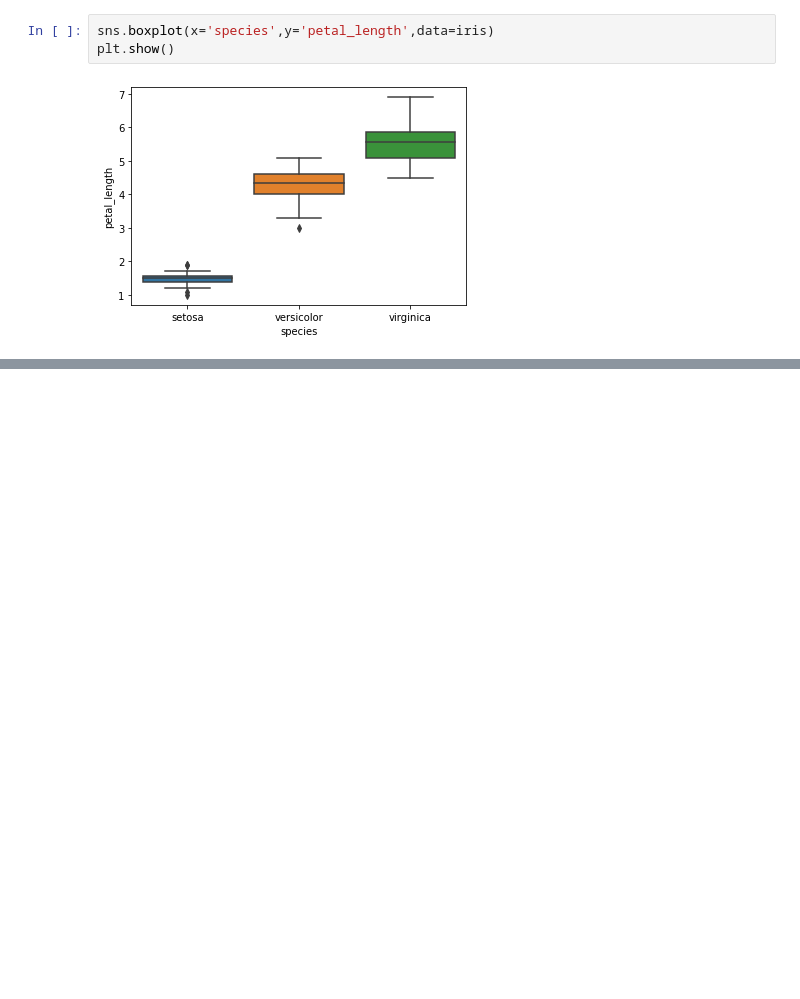
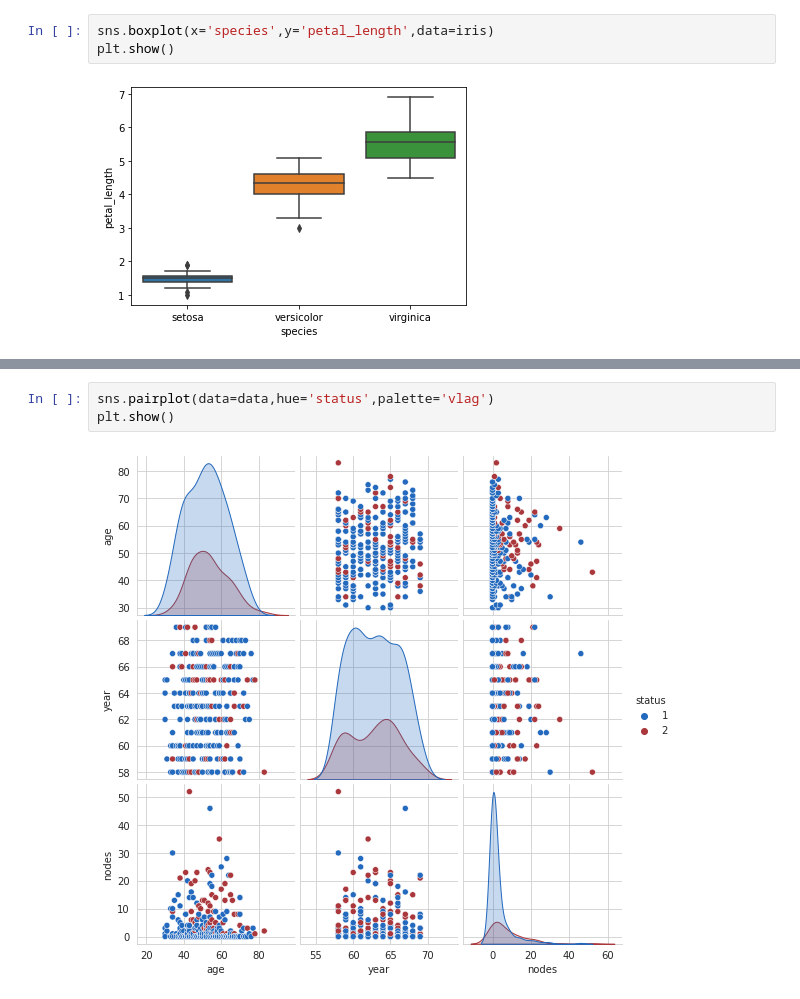
Before and after one commit to Yash621/Ml-dL-Assignments, a Jupyter notebook: Explorartory Data Analysis/iris.ipynb, the cells around one changed output, grey strips where cells are left out. Cells and saved outputs as stored; diff of their text form; blank space fills up the shorter version.

```diff
--- a/Explorartory Data Analysis/iris.ipynb
+++ b/Explorartory Data Analysis/iris.ipynb
@@ -92,0 +157,5 @@ df.columns=['']
+# %%
+sns.pairplot(data=data,hue='status',palette='vlag')
+plt.show()
+# %% [output]
+[figure, added]
```
Also changed, not shown: parts of 14 cells of this notebook, 1 other file.
